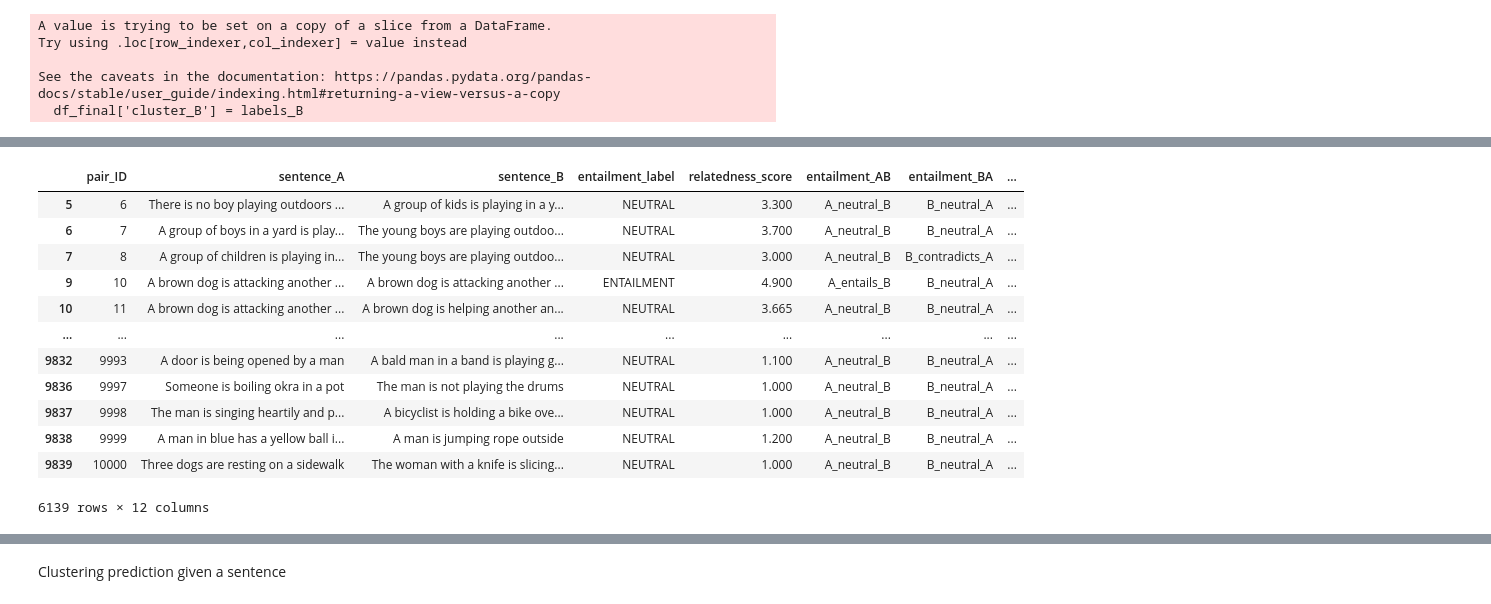
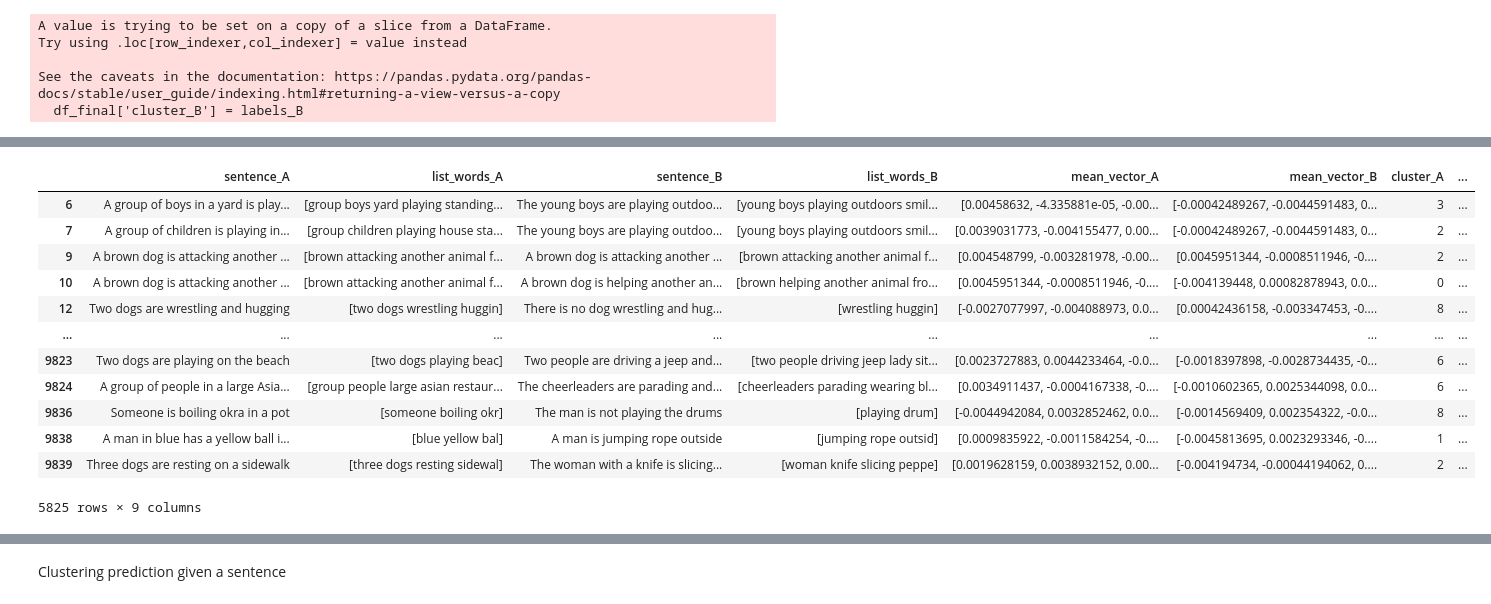
Before and after one commit to mbrull153/EDA-nlp-tfm, a Jupyter notebook: models_bueno-Copy1.ipynb, the cells around one changed output, grey strips where cells are left out. Drawn from its saved outputs; the diff is of its cells as text; code cells hidden in the pictures.

```diff
--- a/models_bueno-Copy1.ipynb
+++ b/models_bueno-Copy1.ipynb
@@ -432,9 +432,3 @@ Try using .loc[row_indexer,col_indexer] = value instead
 
 See the caveats in the documentation: https://pandas.pydata.org/pandas-docs/stable/user_guide/indexing.html#returning-a-view-versus-a-copy
   df_final['cluster_B'] = labels_B
-# %%
-for idx, row in df_final.iterrows():
-    if row['cluster_A']!=row['cluster_B']:
-        df_final['same_cluster']=0
-    else:
-        df_final['same_cluster']=1
@@ -451,0 +435,2 @@ See the caveats in the documentation: https://pandas.pydata.org/pandas-docs/stab
+# %%
+df_final['same_cluster'] = np.where((df_final['cluster_A'] == df_final['cluster_B']) , 1, 0)
@@ -452,16 +443,16 @@ See the caveats in the documentation: https://pandas.pydata.org/pandas-docs/stab
 # %%
-df_final
+df_final.loc[df_final['same_cluster']==0]
 # %% [output]
-|  | pair_ID | sentence_A | sentence_B | entailment_label | relatedness_score | entailment_AB | entailment_BA | ... |
-| 5 | 6 | There is no boy playing outdoors ... | A group of kids is playing in a y... | NEUTRAL | 3.300 | A_neutral_B | B_neutral_A | ... |
-| 6 | 7 | A group of boys in a yard is play... | The young boys are playing outdoo... | NEUTRAL | 3.700 | A_neutral_B | B_neutral_A | ... |
-| 7 | 8 | A group of children is playing in... | The young boys are playing outdoo... | NEUTRAL | 3.000 | A_neutral_B | B_contradicts_A | ... |
-| 9 | 10 | A brown dog is attacking another ... | A brown dog is attacking another ... | ENTAILMENT | 4.900 | A_entails_B | B_neutral_A | ... |
-| 10 | 11 | A brown dog is attacking another ... | A brown dog is helping another an... | NEUTRAL | 3.665 | A_neutral_B | B_neutral_A | ... |
+|  | sentence_A | list_words_A | sentence_B | list_words_B | mean_vector_A | mean_vector_B | cluster_A | ... |
+| 6 | A group of boys in a yard is play... | [group boys yard playing standing... | The young boys are playing outdoo... | [young boys playing outdoors smil... | [0.00458632, -4.335881e-05, -0.00... | [-0.00042489267, -0.0044591483, 0... | 3 | ... |
+| 7 | A group of children is playing in... | [group children playing house sta... | The young boys are playing outdoo... | [young boys playing outdoors smil... | [0.0039031773, -0.004155477, 0.00... | [-0.00042489267, -0.0044591483, 0... | 2 | ... |
+| 9 | A brown dog is attacking another ... | [brown attacking another animal f... | A brown dog is attacking another ... | [brown attacking another animal f... | [0.004548799, -0.003281978, -0.00... | [0.0045951344, -0.0008511946, -0.... | 2 | ... |
+| 10 | A brown dog is attacking another ... | [brown attacking another animal f... | A brown dog is helping another an... | [brown helping another animal fro... | [0.0045951344, -0.0008511946, -0.... | [-0.004139448, 0.00082878943, 0.0... | 0 | ... |
+| 12 | Two dogs are wrestling and hugging | [two dogs wrestling huggin] | There is no dog wrestling and hug... | [wrestling huggin] | [-0.0027077997, -0.004088973, 0.0... | [0.00042436158, -0.003347453, -0.... | 8 | ... |
 | ... | ... | ... | ... | ... | ... | ... | ... | ... |
-| 9832 | 9993 | A door is being opened by a man | A bald man in a band is playing g... | NEUTRAL | 1.100 | A_neutral_B | B_neutral_A | ... |
-| 9836 | 9997 | Someone is boiling okra in a pot | The man is not playing the drums | NEUTRAL | 1.000 | A_neutral_B | B_neutral_A | ... |
-| 9837 | 9998 | The man is singing heartily and p... | A bicyclist is holding a bike ove... | NEUTRAL | 1.000 | A_neutral_B | B_neutral_A | ... |
-| 9838 | 9999 | A man in blue has a yellow ball i... | A man is jumping rope outside | NEUTRAL | 1.200 | A_neutral_B | B_neutral_A | ... |
-| 9839 | 10000 | Three dogs are resting on a sidewalk | The woman with a knife is slicing... | NEUTRAL | 1.000 | A_neutral_B | B_neutral_A | ... |
+| 9823 | Two dogs are playing on the beach | [two dogs playing beac] | Two people are driving a jeep and... | [two people driving jeep lady sit... | [0.0023727883, 0.0044233464, -0.0... | [-0.0018397898, -0.0028734435, -0... | 6 | ... |
+| 9824 | A group of people in a large Asia... | [group people large asian restaur... | The cheerleaders are parading and... | [cheerleaders parading wearing bl... | [0.0034911437, -0.0004167338, -0.... | [-0.0010602365, 0.0025344098, 0.0... | 6 | ... |
+| 9836 | Someone is boiling okra in a pot | [someone boiling okr] | The man is not playing the drums | [playing drum] | [-0.0044942084, 0.0032852462, 0.0... | [-0.0014569409, 0.002354322, -0.0... | 8 | ... |
+| 9838 | A man in blue has a yellow ball i... | [blue yellow bal] | A man is jumping rope outside | [jumping rope outsid] | [0.0009835922, -0.0011584254, -0.... | [-0.0045813695, 0.0023293346, -0.... | 1 | ... |
+| 9839 | Three dogs are resting on a sidewalk | [three dogs resting sidewal] | The woman with a knife is slicing... | [woman knife slicing peppe] | [0.0019628159, 0.0038932152, 0.00... | [-0.004194734, -0.00044194062, 0.... | 2 | ... |
-6139 rows × 12 columns
+5825 rows × 9 columns
```
Also changed, not shown: parts of 53 cells of this notebook, 1 other file.
